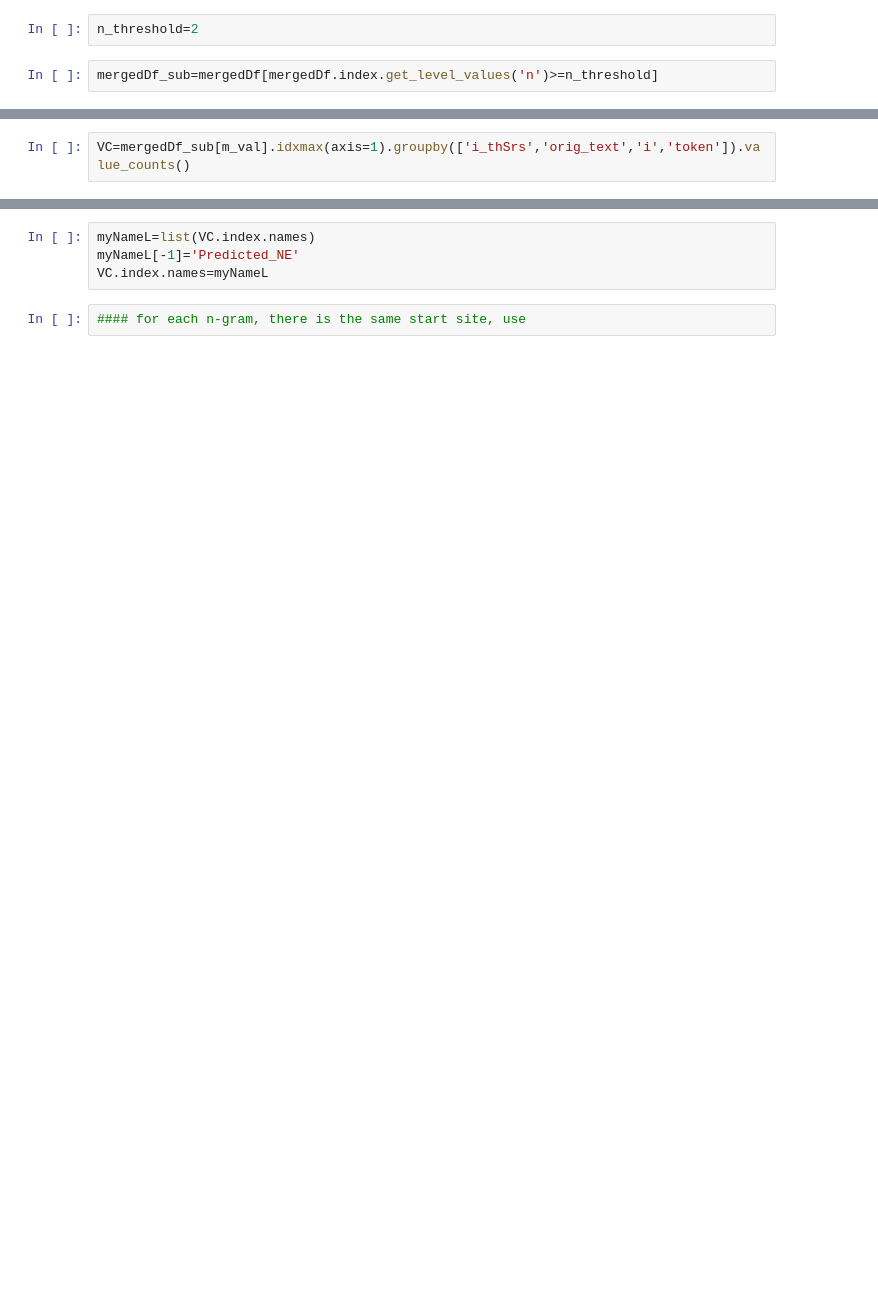
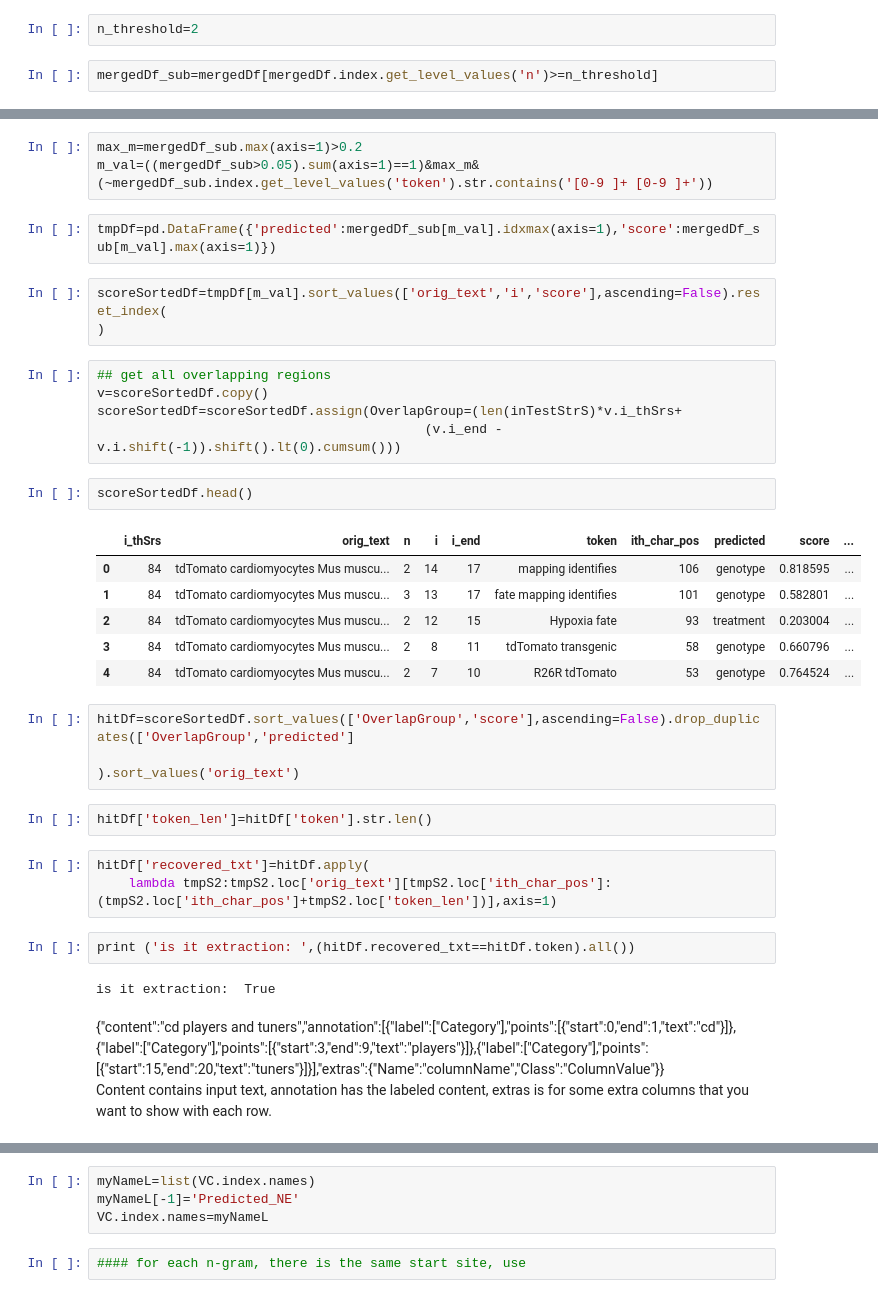
Before and after one commit to brianyiktaktsui/DEEP_NLP, a Jupyter notebook: nGramClassification_batch_vote.ipynb, the cells around one changed output, grey strips where cells are left out. Saved outputs shown, nothing was run; the diff lists cells and outputs as text; blank space fills up the shorter version.

```diff
--- a/nGramClassification_batch_vote.ipynb
+++ b/nGramClassification_batch_vote.ipynb
@@ -194,2 +203,38 @@ m_val=(mergedDf_sub>thresholdS).sum(axis=1)>=1
-# %%
-VC=mergedDf_sub[m_val].idxmax(axis=1).groupby(['i_thSrs','orig_text','i','token']).value_counts()
+# %%
+max_m=mergedDf_sub.max(axis=1)>0.2
+m_val=((mergedDf_sub>0.05).sum(axis=1)==1)&max_m&(~mergedDf_sub.index.get_level_values('token').str.contains('[0-9 ]+ [0-9 ]+'))
+# %%
+tmpDf=pd.DataFrame({'predicted':mergedDf_sub[m_val].idxmax(axis=1),'score':mergedDf_sub[m_val].max(axis=1)})
+# %%
+scoreSortedDf=tmpDf[m_val].sort_values(['orig_text','i','score'],ascending=False).reset_index(
+)
+# %%
+## get all overlapping regions
+v=scoreSortedDf.copy()
+scoreSortedDf=scoreSortedDf.assign(OverlapGroup=(len(inTestStrS)*v.i_thSrs+
+                                          (v.i_end - v.i.shift(-1)).shift().lt(0).cumsum()))
+# %%
+scoreSortedDf.head()
+# %% [output]
+|  | i_thSrs | orig_text | n | i | i_end | token | ith_char_pos | predicted | score | ... |
+| 0 | 84 | tdTomato cardiomyocytes Mus muscu... | 2 | 14 | 17 | mapping identifies | 106 | genotype | 0.818595 | ... |
+| 1 | 84 | tdTomato cardiomyocytes Mus muscu... | 3 | 13 | 17 | fate mapping identifies | 101 | genotype | 0.582801 | ... |
+| 2 | 84 | tdTomato cardiomyocytes Mus muscu... | 2 | 12 | 15 | Hypoxia fate | 93 | treatment | 0.203004 | ... |
+| 3 | 84 | tdTomato cardiomyocytes Mus muscu... | 2 | 8 | 11 | tdTomato transgenic | 58 | genotype | 0.660796 | ... |
+| 4 | 84 | tdTomato cardiomyocytes Mus muscu... | 2 | 7 | 10 | R26R tdTomato | 53 | genotype | 0.764524 | ... |
+# %%
+hitDf=scoreSortedDf.sort_values(['OverlapGroup','score'],ascending=False).drop_duplicates(['OverlapGroup','predicted']
+                                                                                   ).sort_values('orig_text')
+# %%
+hitDf['token_len']=hitDf['token'].str.len()
+# %%
+hitDf['recovered_txt']=hitDf.apply(
+    lambda tmpS2:tmpS2.loc['orig_text'][tmpS2.loc['ith_char_pos']:(tmpS2.loc['ith_char_pos']+tmpS2.loc['token_len'])],axis=1)
+# %%
+print ('is it extraction: ',(hitDf.recovered_txt==hitDf.token).all())
+# %% [output]
+is it extraction:  True
+# %% [markdown]
+{"content":"cd players and tuners","annotation":[{"label":["Category"],"points":[{"start":0,"end":1,"text":"cd"}]},{"label":["Category"],"points":[{"start":3,"end":9,"text":"players"}]},{"label":["Category"],"points":[{"start":15,"end":20,"text":"tuners"}]}],"extras":{"Name":"columnName","Class":"ColumnValue"}}
+\
+Content contains input text, annotation has the labeled content, extras is for some extra columns that you want to show with each row.
```
Also changed, not shown: parts of 95 cells of this notebook.
